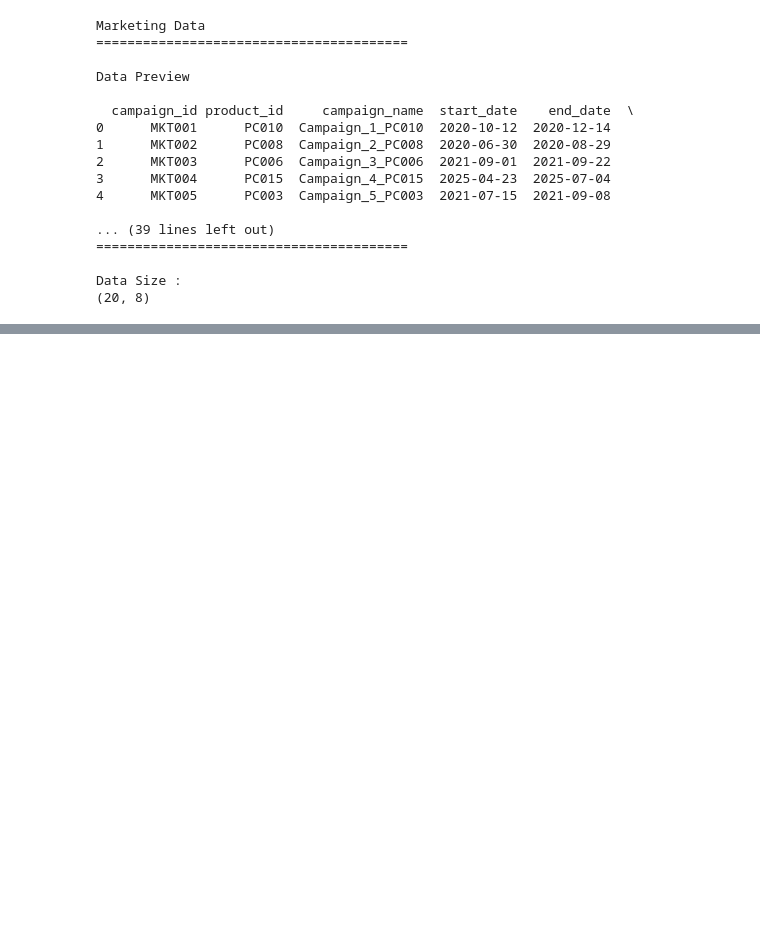
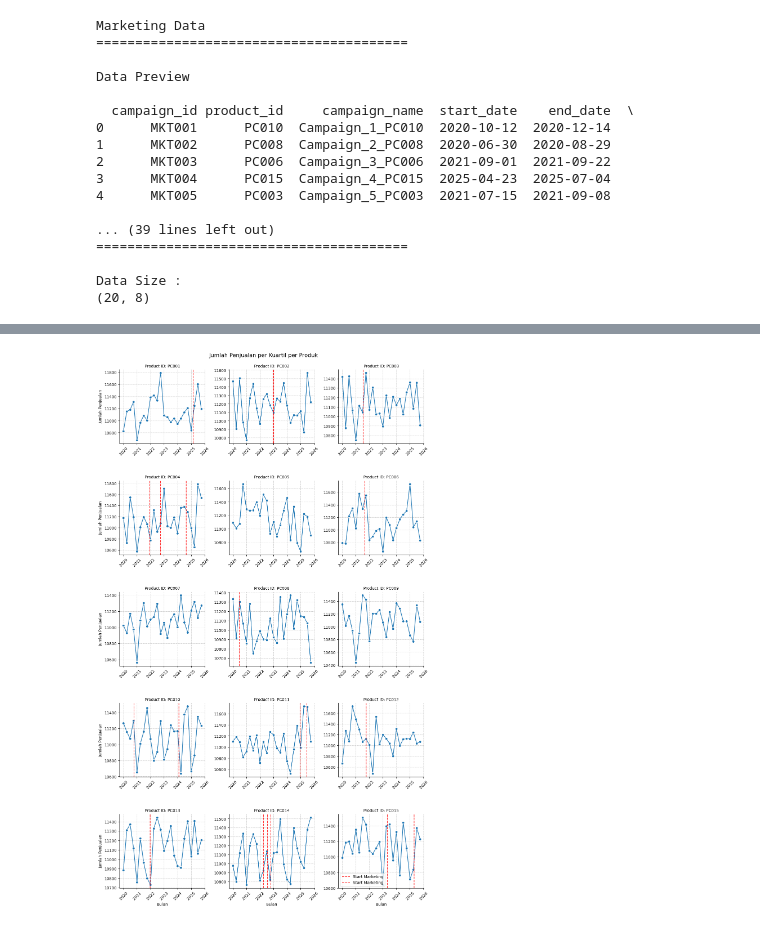
Before and after one commit to hawaricracker/DSC, a Jupyter notebook: Main.ipynb, the cells around one changed output, grey strips where cells are left out. Drawn from its saved outputs; the diff is of its cells as text; code cells hidden in the pictures; blank space fills up the shorter version.

```diff
--- a/Main.ipynb
+++ b/Main.ipynb
@@ -63,0 +125,45 @@ Data Size :
+# %%
+import matplotlib.dates as mdates
+
+# konversi tanggal ke tipe datetime
+sales_data['date'] = pd.to_datetime(sales_data['date'])
+sales_data['month'] = sales_data['date'].dt.to_period('Q')
+sales_data['year'] = sales_data['date'].dt.to_period('Y')
+
+# agregasi per bulan per produk
+sales_sum = sales_data.groupby(['product_id','month'])['units_sold'].sum().reset_index()
+sales_sum['month'] = sales_sum['month'].dt.to_timestamp()
+
+sales_sum_year = sales_data.groupby(['product_id','year'])['units_sold'].sum().reset_index()
+sales_sum_year['year'] = sales_sum_year['year'].dt.to_timestamp()
+
+campaign_date = marketing_data.groupby(['product_id'])['start_date'].unique()
+
+# buat grid plot per product_id
+g = sns.FacetGrid(sales_sum, col='product_id', col_wrap=3, height=4, sharey=False, sharex=False)
+g.map_dataframe(sns.lineplot, x='month', y='units_sold', marker='o')
+
+# atur tampilan judul dan label sumbu
+g.set_titles(col_template="Product ID: {col_name}")
+g.set_axis_labels("Bulan", "Jumlah Penjualan")
+
+# tambahkan grid ke setiap subplot
+for ax, product in zip(g.axes.flatten(), g.col_names):
+    # pastikan pengecekan membership pada index series
+    if product in campaign_date.index:
+        # ambil semua tanggal campaign untuk product ini (bisa lebih dari satu)
+        dates = pd.to_datetime(campaign_date.loc[product])
+        # gambar satu axvline untuk setiap tanggal campaign
+        for tanggal in dates:
+            ax.axvline(tanggal, color='red', linestyle='--', linewidth=1.5, alpha=0.8, label='Start Marketing')
+    ax.grid(True, linestyle='--', alpha=0.6)
+    ax.tick_params(axis='x', rotation=45)
+
+# tambahkan judul utama
+plt.subplots_adjust(top=0.95, hspace=0.5,)
+g.fig.suptitle("Jumlah Penjualan per Kuartil per Produk", fontsize=14)
+
+plt.legend()
+plt.show()
+# %% [output]
+[figure, added]
```
Also changed, not shown: parts of 7 cells of this notebook.
